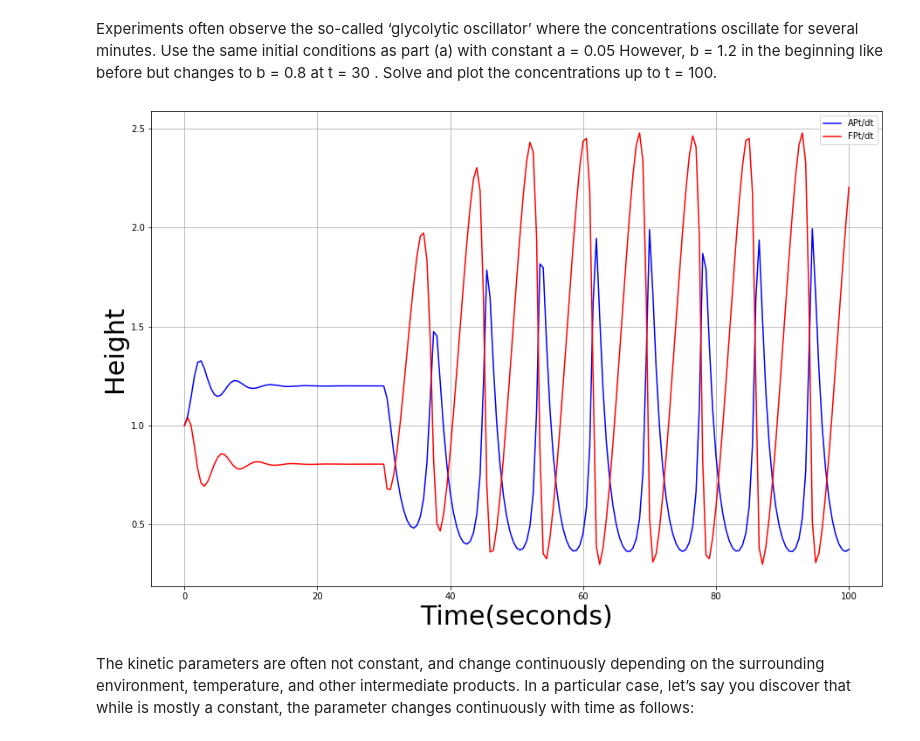
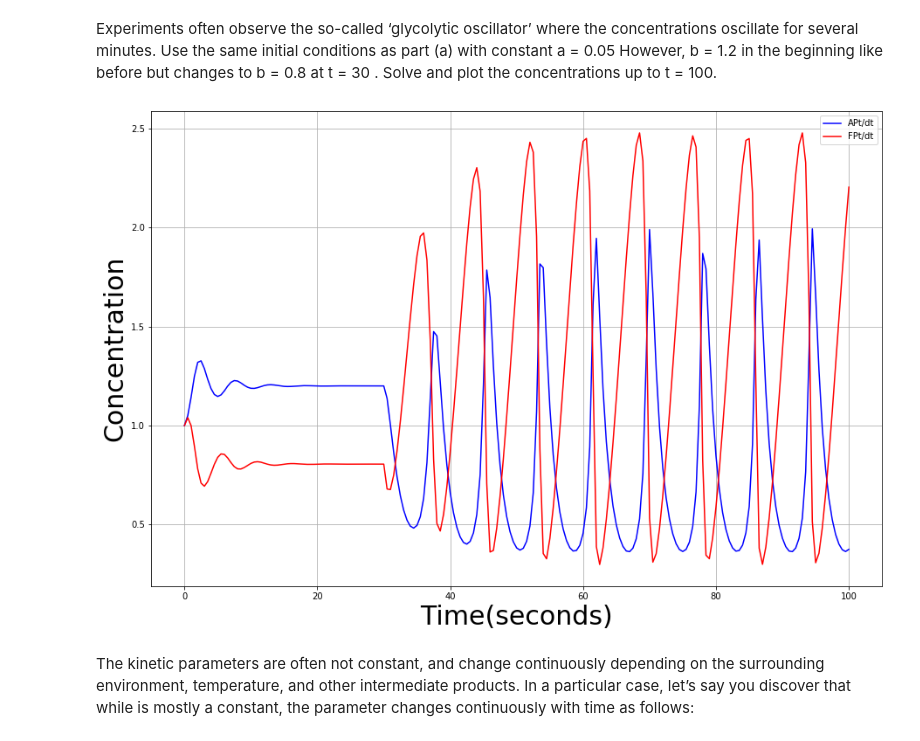
Before and after one commit to Chineme1/Project3, a Jupyter notebook: Project 3 G4.ipynb, the cells around one changed output. Saved outputs shown, nothing was run; the diff lists cells and outputs as text; code cells hidden in the pictures.

```diff
--- a/Project 3 G4.ipynb
+++ b/Project 3 G4.ipynb
@@ -156,35 +156,35 @@ for i in range(len(t)-1):
         ky1 = FPt(x[i], y[i], t[i])
 
         kx2 = APt(x[i]+ h*kx1/2, y[i] + h*ky1/2,t[i]+h/2)
         ky2 = FPt(x[i]+ h*kx1/2, y[i] + h*ky1/2,t[i]+h/2)
 
         kx3 = APt(x[i]+ h*kx2/2, y[i] + h*ky2/2,t[i]+h/2)
         ky3 = FPt(x[i]+ h*kx2/2, y[i] + h*ky2/2,t[i]+h/2)
 
         kx4 = APt(x[i]+ h*kx3, y[i] + h*ky3,t[i]+h/2)
         ky4 = FPt(x[i]+ h*kx3, y[i] + h*ky3,t[i]+h/2)
 
         kx = (kx1 +2*kx2 + 2*kx3 +kx4)/6
         ky = (ky1 + 2*ky2 + 2*ky3 + ky4)/6
 
         x[i+1] = x[i] + h*kx
         y[i+1] = y[i] + h*ky
 
 
 
 plt.figure(figsize=(15,10))
 plt.plot(t,x,'b-', label='APt/dt')
 plt.plot(t,y,'r', label='FPt/dt')
 plt.xlabel('Time(seconds)',size ='30')
-plt.ylabel('Height',size ='30')
+plt.ylabel('Concentration',size ='30')
 plt.legend()
 plt.grid()
 plt.show()
 
 #AP=
 #FP =
 # %% [output]
-[figure, old version]
+[figure, new version]
 # %% [markdown]
 The kinetic parameters are often not constant, and change continuously depending on the
 surrounding environment, temperature, and other intermediate products. In a particular
```
Also changed, not shown: parts of 2 cells of this notebook.
